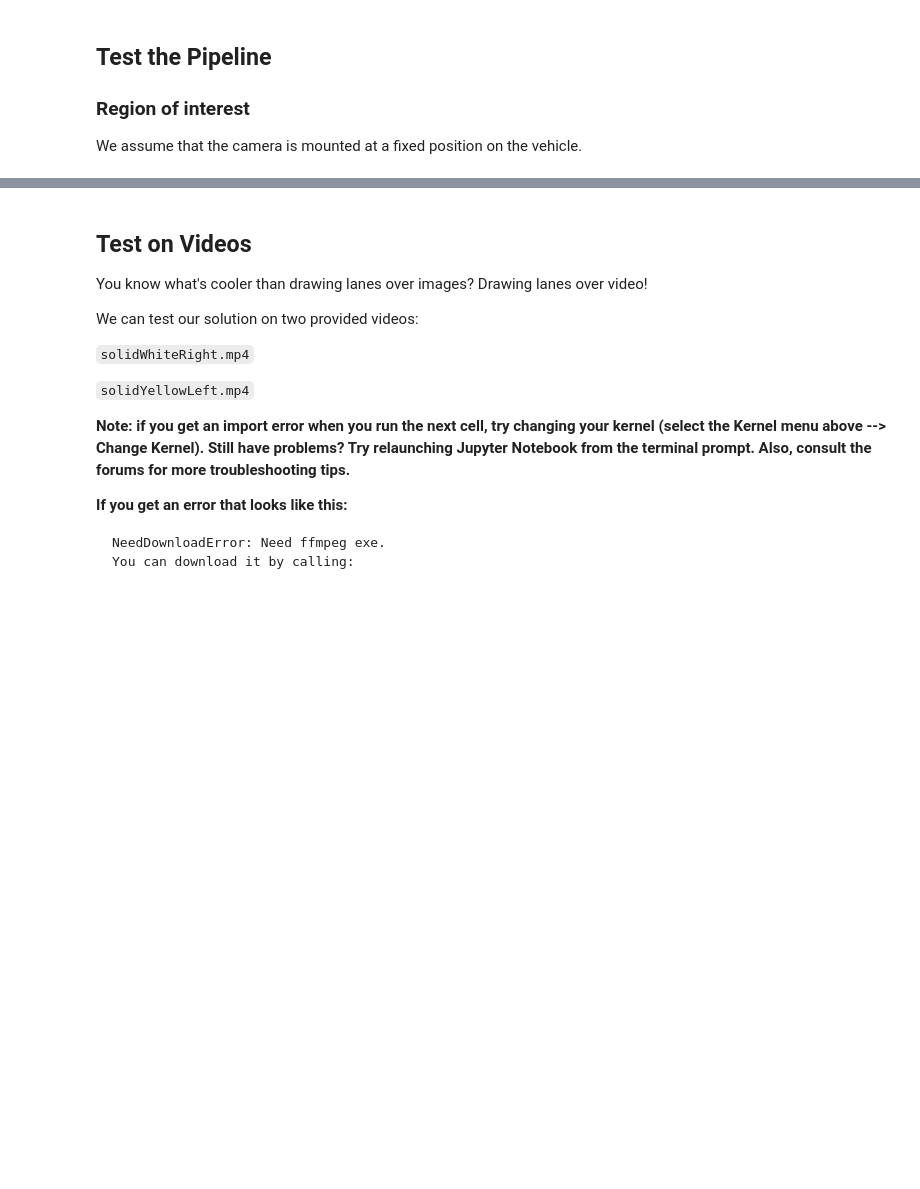
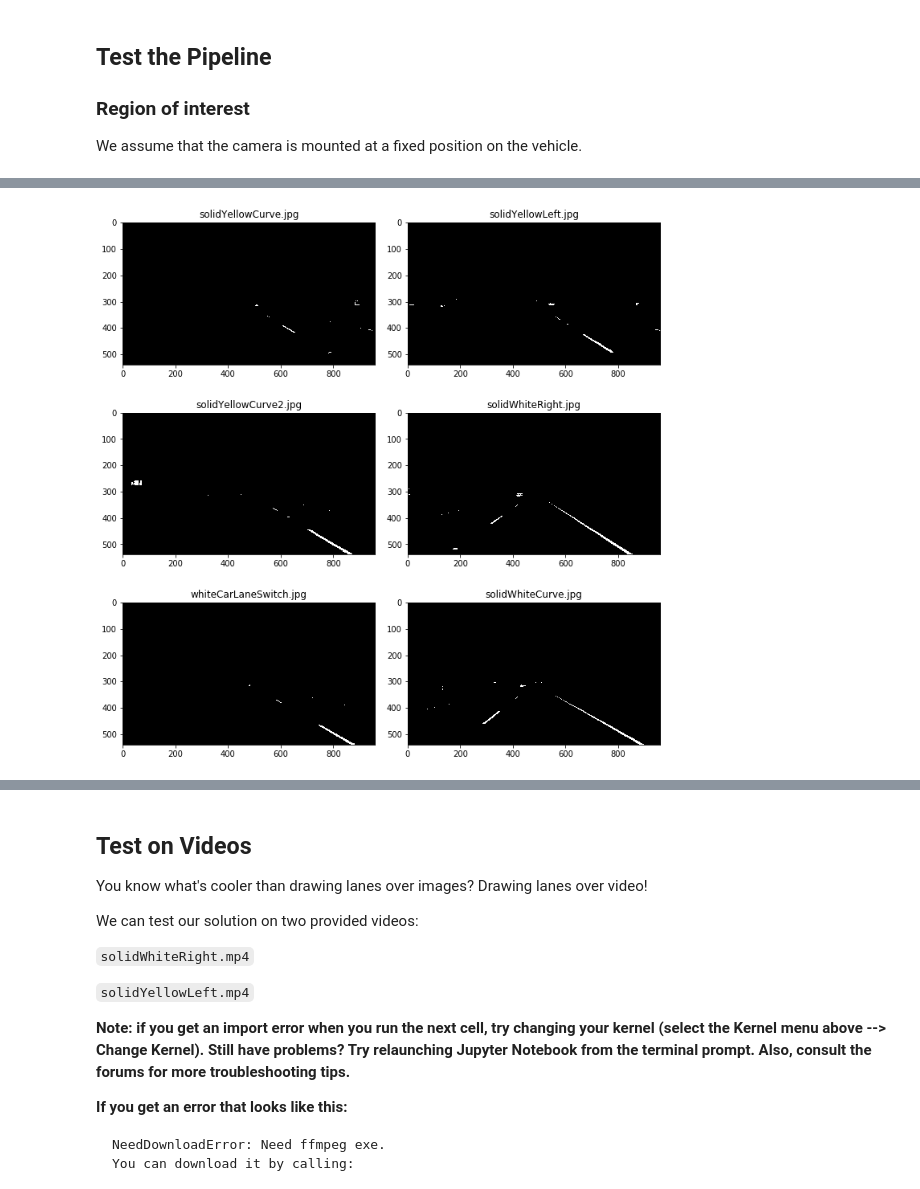
Before and after one commit to julia-kraus/CarND-LaneLines-P1, a Jupyter notebook: P1-Copy1.ipynb, the cells around one changed output, grey strips where cells are left out. Cells and saved outputs as stored; diff of their text form; code cells hidden in the pictures; blank space fills up the shorter version.

```diff
--- a/P1-Copy1.ipynb
+++ b/P1-Copy1.ipynb
@@ -214,0 +255,5 @@ region_imgs = [region_of_interest2(img) for img in test_imgs]
+# %%
+white_sel_imgs = [get_white_stuff_rgb(img) for img in test_imgs]
+show_test_images(white_sel_imgs)
+# %% [output]
+[figure, added]
```
Also changed, not shown: parts of 10 cells of this notebook.
